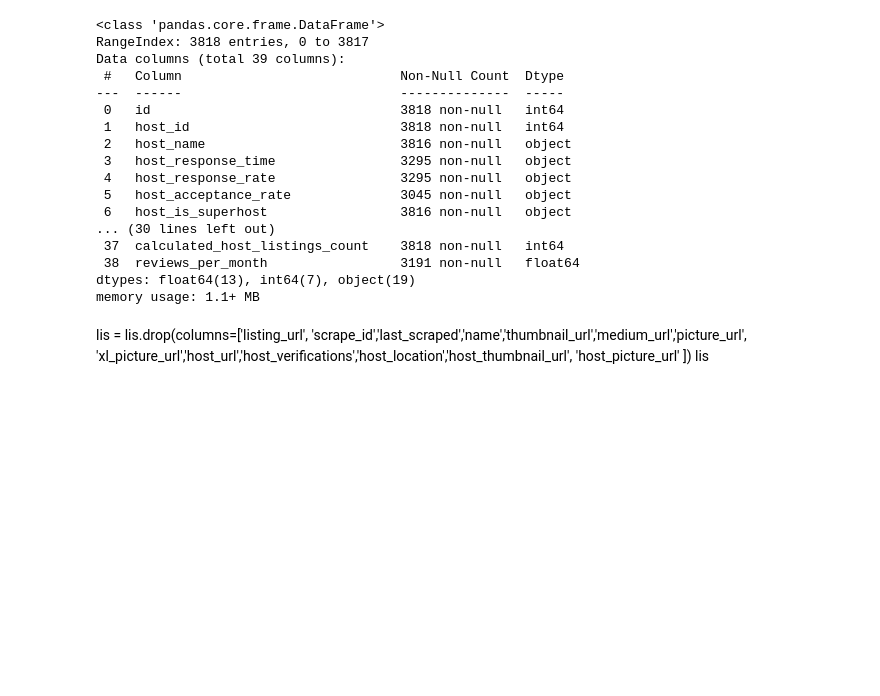
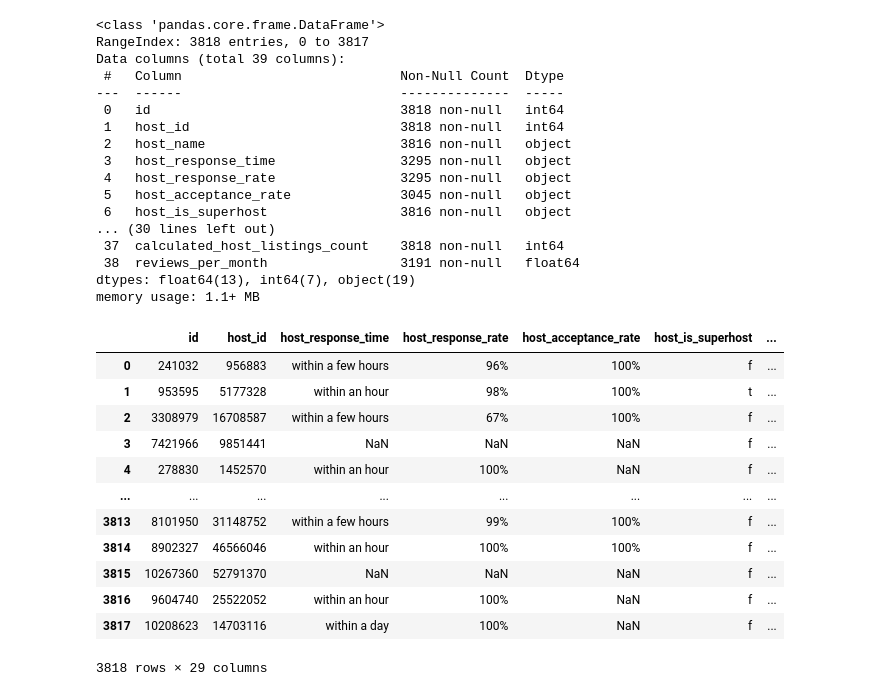
Before and after one commit to emilymoreland-mst/IST5520_G3, a Jupyter notebook: IST 5520 M1 Revised.ipynb, the cells around one changed output. Drawn from its saved outputs; the diff is of its cells as text; code cells hidden in the pictures; blank space fills up the shorter version.

```diff
--- a/IST 5520 M1 Revised.ipynb
+++ b/IST 5520 M1 Revised.ipynb
@@ -567,9 +567,22 @@ Data columns (total 39 columns):
  38  reviews_per_month                 3191 non-null   float64
 dtypes: float64(13), int64(7), object(19)
 memory usage: 1.1+ MB
-# %% [markdown]
-lis = lis.drop(columns=['listing_url', 'scrape_id','last_scraped','name','thumbnail_url','medium_url','picture_url',
-                        'xl_picture_url','host_url','host_verifications','host_location','host_thumbnail_url',
-                        'host_picture_url'
-                       ])
-lis
+# %%
+lis = lis.drop(columns=['host_name', 'host_identity_verified','is_location_exact','bathrooms','bedrooms',
+                        'beds','guests_included','calendar_updated','has_availability',
+                        'require_guest_phone_verification'])
+lis
+# %% [output]
+|  | id | host_id | host_response_time | host_response_rate | host_acceptance_rate | host_is_superhost | ... |
+| 0 | 241032 | 956883 | within a few hours | 96% | 100% | f | ... |
+| 1 | 953595 | 5177328 | within an hour | 98% | 100% | t | ... |
+| 2 | 3308979 | 16708587 | within a few hours | 67% | 100% | f | ... |
+| 3 | 7421966 | 9851441 | NaN | NaN | NaN | f | ... |
+| 4 | 278830 | 1452570 | within an hour | 100% | NaN | f | ... |
+| ... | ... | ... | ... | ... | ... | ... | ... |
+| 3813 | 8101950 | 31148752 | within a few hours | 99% | 100% | f | ... |
+| 3814 | 8902327 | 46566046 | within an hour | 100% | 100% | f | ... |
+| 3815 | 10267360 | 52791370 | NaN | NaN | NaN | f | ... |
+| 3816 | 9604740 | 25522052 | within an hour | 100% | NaN | f | ... |
+| 3817 | 10208623 | 14703116 | within a day | 100% | NaN | f | ... |
+3818 rows × 29 columns
```
Also changed, not shown: parts of 2 cells of this notebook.
